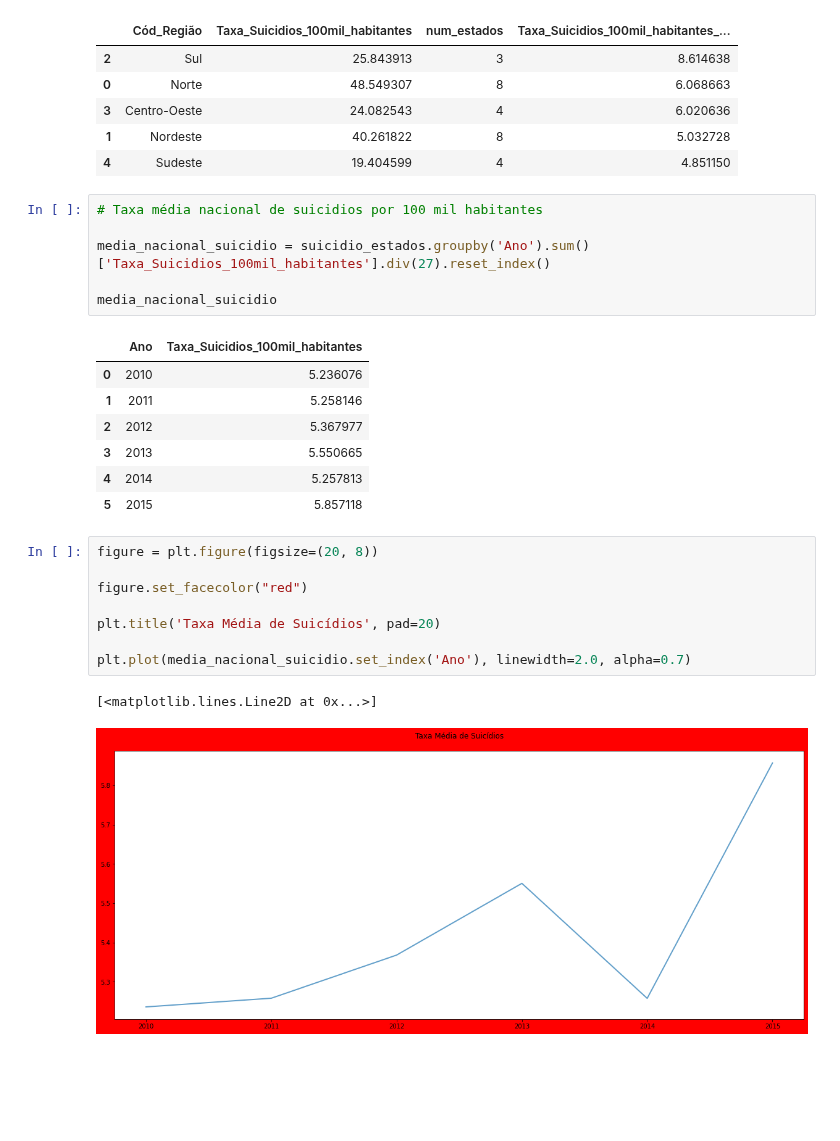
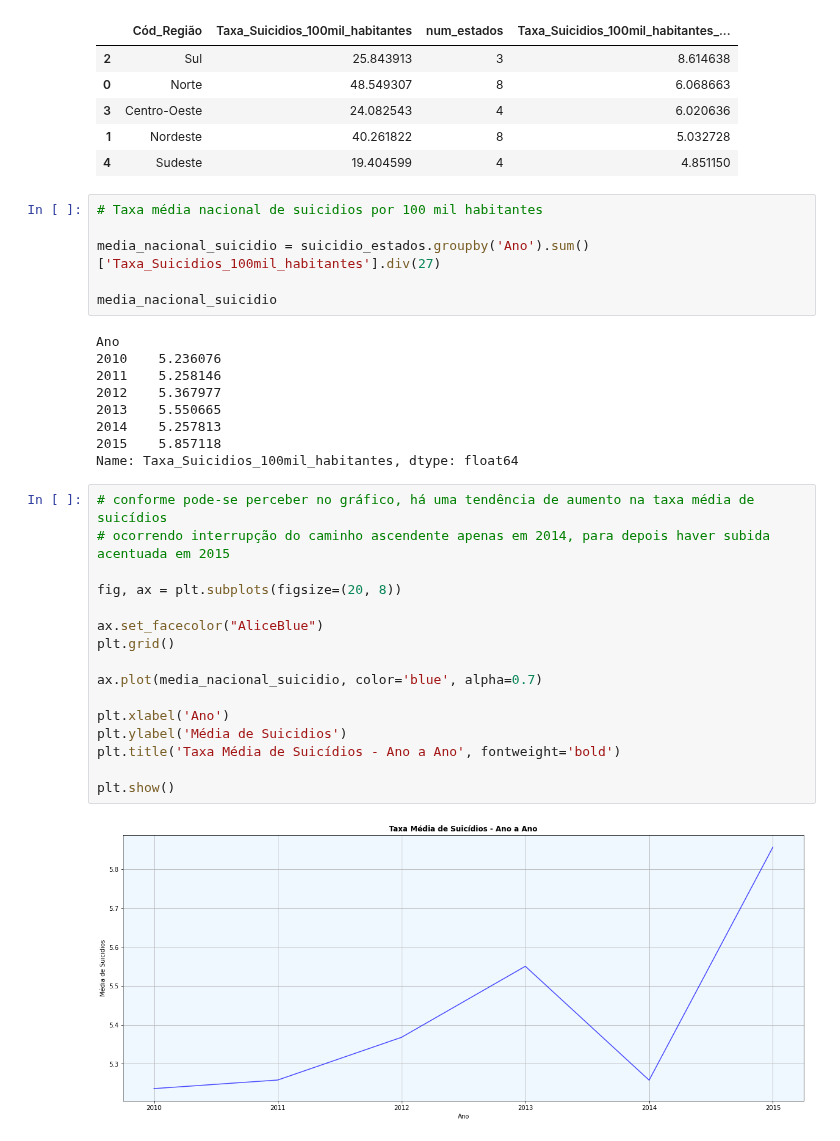
Before and after one commit to Pugianf/Big_Data_and_Public_Sector_I, a Jupyter notebook: Trabalho_Final_Big_Data_e_Setor_Público_I_População,_Demografia_e_Mercado_de_Trabalho.ipynb, the cells around one changed output. Drawn from its saved outputs; the diff is of its cells as text; blank space fills up the shorter version.

```diff
--- a/Trabalho_Final_Big_Data_e_Setor_Público_I_População,_Demografia_e_Mercado_de_Trabalho.ipynb
+++ b/Trabalho_Final_Big_Data_e_Setor_Público_I_População,_Demografia_e_Mercado_de_Trabalho.ipynb
@@ -151,25 +152,33 @@ media_suicidios_regiao.sort_values('Taxa_Suicidios_100mil_habitantes_media', asc
 # %%
 # Taxa média nacional de suicidios por 100 mil habitantes
 
-media_nacional_suicidio = suicidio_estados.groupby('Ano').sum()['Taxa_Suicidios_100mil_habitantes'].div(27).reset_index()
+media_nacional_suicidio = suicidio_estados.groupby('Ano').sum()['Taxa_Suicidios_100mil_habitantes'].div(27)
 
 media_nacional_suicidio
 # %% [output]
-|  | Ano | Taxa_Suicidios_100mil_habitantes |
-| 0 | 2010 | 5.236076 |
-| 1 | 2011 | 5.258146 |
-| 2 | 2012 | 5.367977 |
-| 3 | 2013 | 5.550665 |
-| 4 | 2014 | 5.257813 |
-| 5 | 2015 | 5.857118 |
+Ano
+2010    5.236076
+2011    5.258146
+2012    5.367977
+2013    5.550665
+2014    5.257813
+2015    5.857118
+Name: Taxa_Suicidios_100mil_habitantes, dtype: float64
-# %%
-figure = plt.figure(figsize=(20, 8))
-
-figure.set_facecolor("red")
-
-plt.title('Taxa Média de Suicídios', pad=20)
-
-plt.plot(media_nacional_suicidio.set_index('Ano'), linewidth=2.0, alpha=0.7)
-# %% [output]
-[<matplotlib.lines.Line2D at 0x...>]
-[figure, removed]
+# %%
+# conforme pode-se perceber no gráfico, há uma tendência de aumento na taxa média de suicídios
+# ocorrendo interrupção do caminho ascendente apenas em 2014, para depois haver subida acentuada em 2015
+
+fig, ax = plt.subplots(figsize=(20, 8))
+
+ax.set_facecolor("AliceBlue")
+plt.grid()
+
+ax.plot(media_nacional_suicidio, color='blue', alpha=0.7)
+
+plt.xlabel('Ano')
+plt.ylabel('Média de Suicidios')
+plt.title('Taxa Média de Suicídios - Ano a Ano', fontweight='bold')
+
+plt.show()
+# %% [output]
+[figure, added]
```
Also changed, not shown: parts of 5 cells of this notebook.
